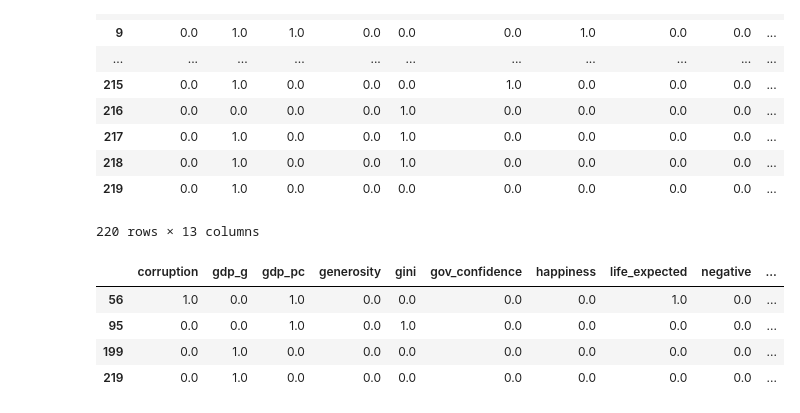
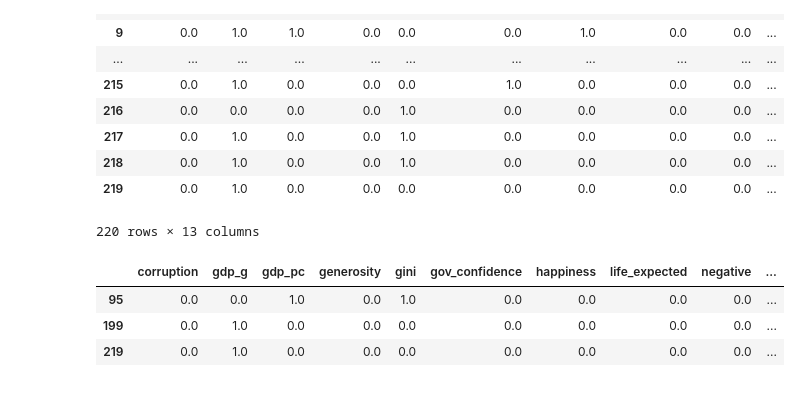
Before and after one commit to Mooophy/158222, a Jupyter notebook: as3/As3.ipynb, the cells around one changed output. Saved outputs shown, nothing was run; the diff lists cells and outputs as text; code cells hidden in the pictures.

```diff
--- a/as3/As3.ipynb
+++ b/as3/As3.ipynb
@@ -314,11 +314,10 @@ all_combinations_df#.head()
 | 219 | 0.0 | 1.0 | 0.0 | 0.0 | 0.0 | 0.0 | 0.0 | 0.0 | 0.0 | ... |
 220 rows × 13 columns
 # %%
-all_combinations_df_high_score = all_combinations_df[all_combinations_df.score > 0.4843]
+all_combinations_df_high_score = all_combinations_df[all_combinations_df.score > 0.4846]
 all_combinations_df_high_score
 # %% [output]
 |  | corruption | gdp_g | gdp_pc | generosity | gini | gov_confidence | happiness | life_expected | negative | ... |
-| 56 | 1.0 | 0.0 | 1.0 | 0.0 | 0.0 | 0.0 | 0.0 | 1.0 | 0.0 | ... |
 | 95 | 0.0 | 0.0 | 1.0 | 0.0 | 1.0 | 0.0 | 0.0 | 0.0 | 0.0 | ... |
 | 199 | 0.0 | 1.0 | 0.0 | 0.0 | 0.0 | 0.0 | 0.0 | 0.0 | 0.0 | ... |
 | 219 | 0.0 | 1.0 | 0.0 | 0.0 | 0.0 | 0.0 | 0.0 | 0.0 | 0.0 | ... |
```
Also changed, not shown: parts of 1 cell of this notebook.
